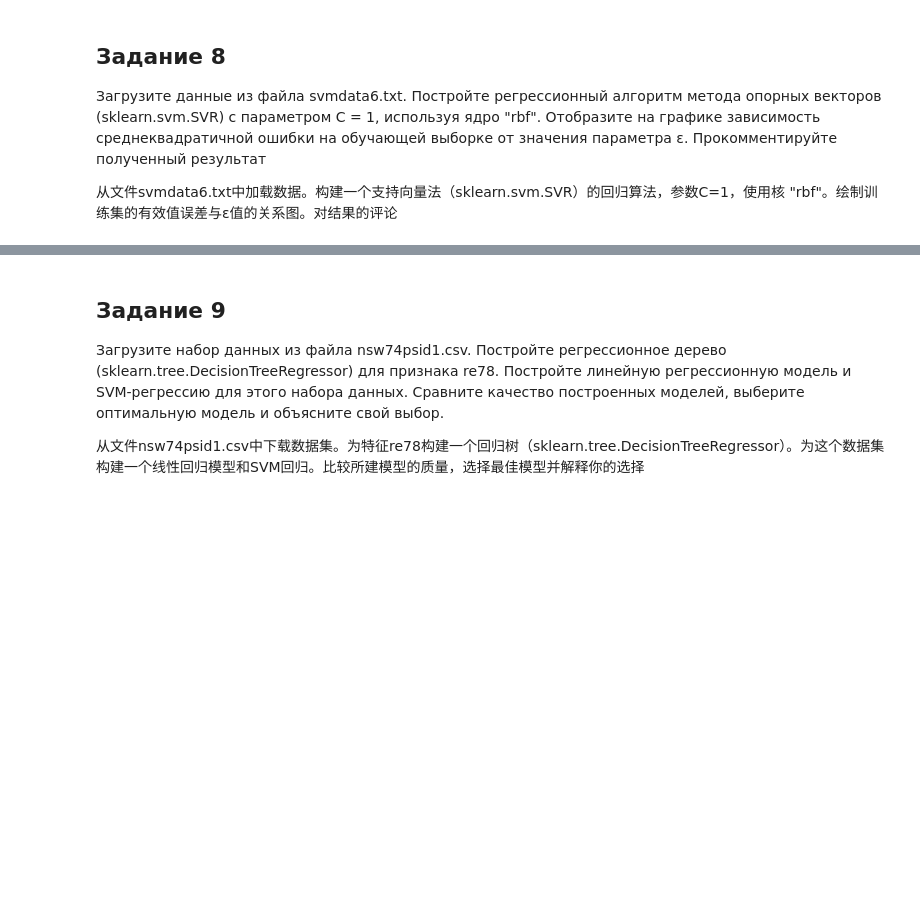
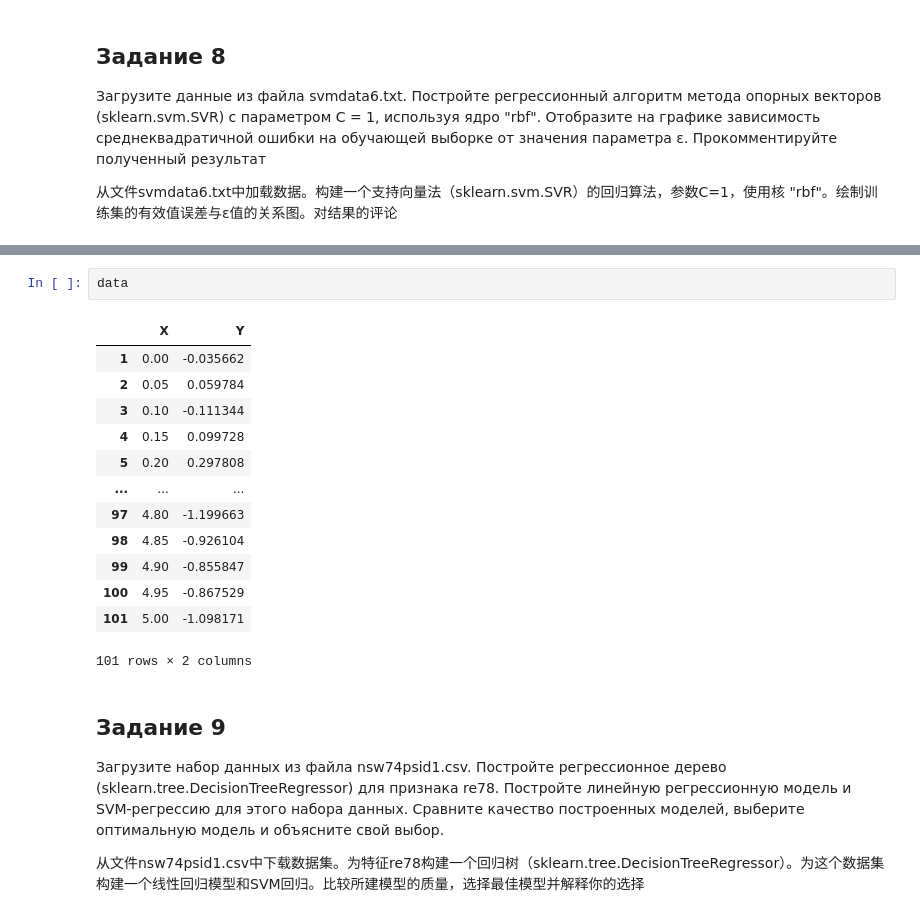
Before and after one commit to NekoSilverFox/Machine-learning, a Jupyter notebook: 150 - 回归算法 - SPbSTU - lab5/lab5 - 线性回归.ipynb, the cells around one changed output, grey strips where cells are left out. Cells and saved outputs as stored; diff of their text form; blank space fills up the shorter version.

```diff
--- a/150 - 回归算法 - SPbSTU - lab5/lab5 - 线性回归.ipynb
+++ b/150 - 回归算法 - SPbSTU - lab5/lab5 - 线性回归.ipynb
@@ -464,3 +489,19 @@ Predict 40mil/h:  [139.43570339]
+# %%
+data
+# %% [output]
+|  | X | Y |
+| 1 | 0.00 | -0.035662 |
+| 2 | 0.05 | 0.059784 |
+| 3 | 0.10 | -0.111344 |
+| 4 | 0.15 | 0.099728 |
+| 5 | 0.20 | 0.297808 |
+| ... | ... | ... |
+| 97 | 4.80 | -1.199663 |
+| 98 | 4.85 | -0.926104 |
+| 99 | 4.90 | -0.855847 |
+| 100 | 4.95 | -0.867529 |
+| 101 | 5.00 | -1.098171 |
+101 rows × 2 columns
 # %% [markdown]
 ## Задание 9
 
```
Also changed, not shown: parts of 1 cell of this notebook.
